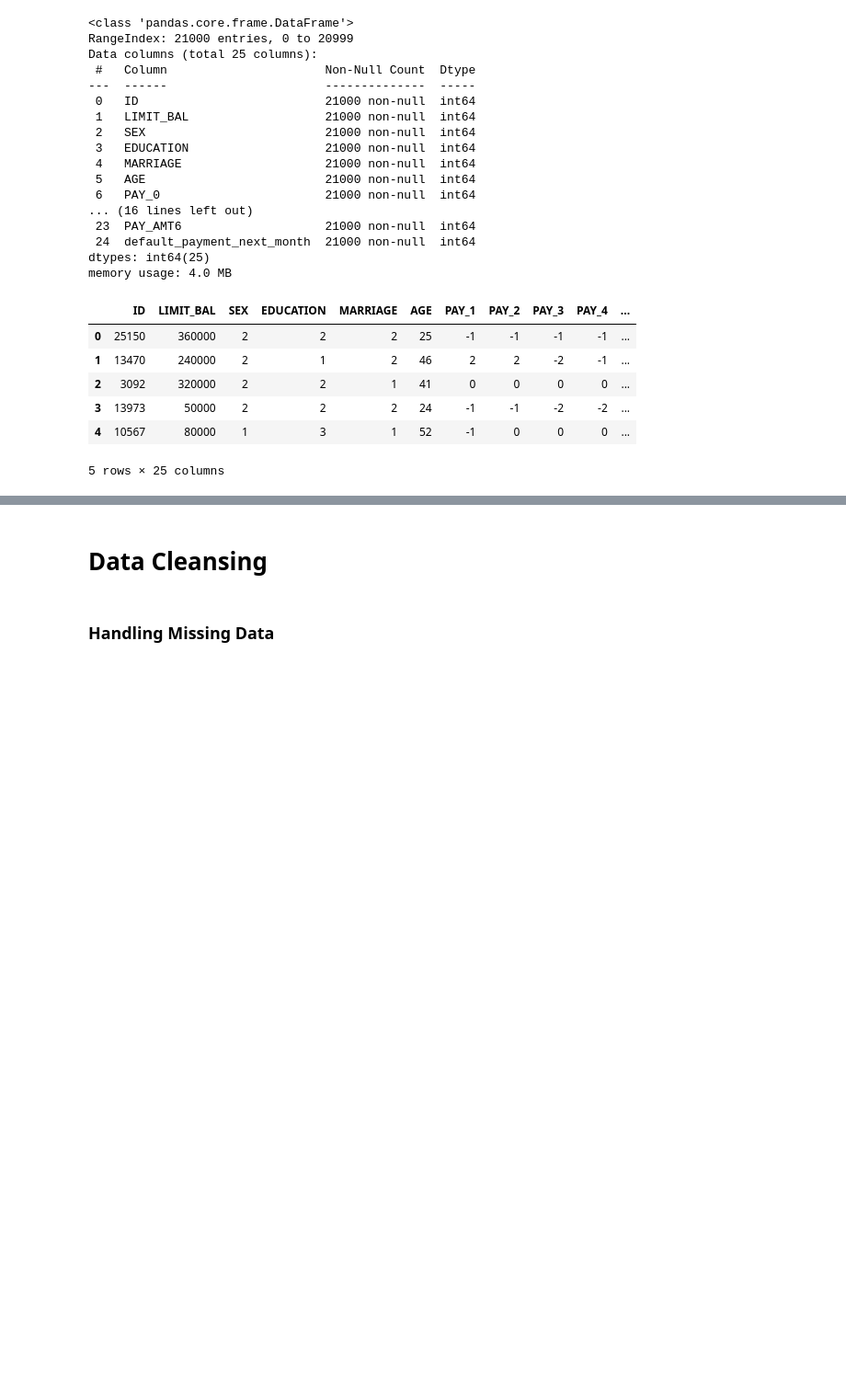
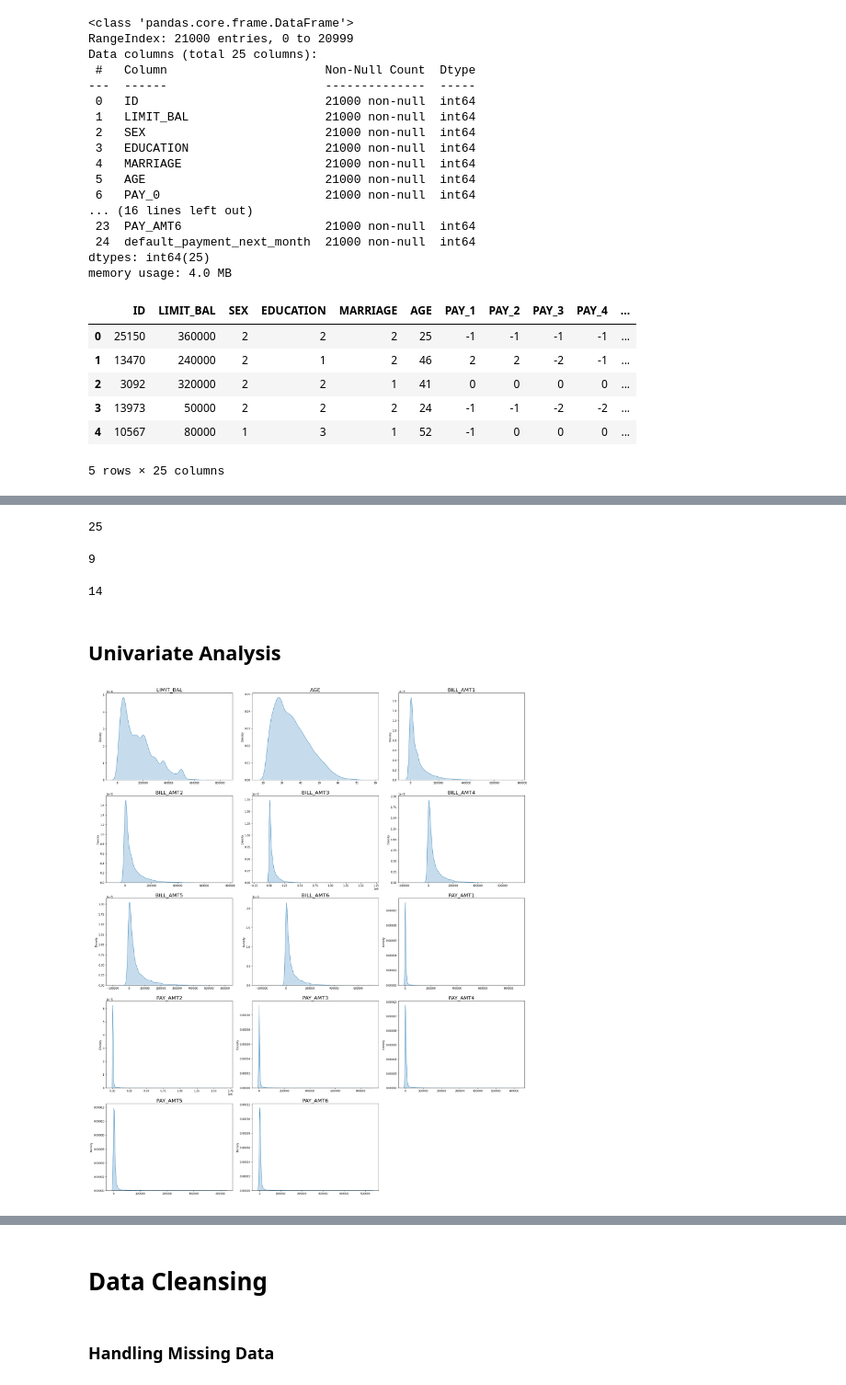
Before and after one commit to audryannoor/-Payment_Default_Prediction, a Jupyter notebook: Model_Lowers_Default_Rate_Floupin.ipynb, the cells around one changed output, grey strips where cells are left out. Shown at 92% size. Drawn from its saved outputs; the diff is of its cells as text; code cells hidden in the pictures; blank space fills up the shorter version.

```diff
--- a/Model_Lowers_Default_Rate_Floupin.ipynb
+++ b/Model_Lowers_Default_Rate_Floupin.ipynb
@@ -50,0 +53,27 @@ df.head()
+# %%
+len(df.select_dtypes(include='number').columns)
+# %% [output]
+25
+# %%
+num = df[['LIMIT_BAL', 'AGE', 'BILL_AMT1', 'BILL_AMT2', 'BILL_AMT3', 'BILL_AMT4', 'BILL_AMT5', 'BILL_AMT6','PAY_AMT1', 'PAY_AMT2', 'PAY_AMT3', 'PAY_AMT4', 'PAY_AMT5', 'PAY_AMT6']].columns
+cat = df[['SEX', 'EDUCATION', 'MARRIAGE', 'PAY_1','PAY_2','PAY_3','PAY_4','PAY_5','PAY_6']].columns
+# %%
+len(cat)
+# %% [output]
+9
+# %%
+len(num)
+# %% [output]
+14
+# %% [markdown]
+## Univariate Analysis
+# %%
+plt.figure(figsize=(24,28))
+for i in range(0,len(num)):
+    plt.subplot(5,3,i+1)
+    sns.kdeplot(x=df[num[i]], palette='viridis', shade=True)
+    plt.title(num[i], fontsize=20)
+    plt.xlabel(' ')
+    plt.tight_layout()
+# %% [output]
+[figure, added]
```
Also changed, not shown: parts of 25 cells of this notebook.
